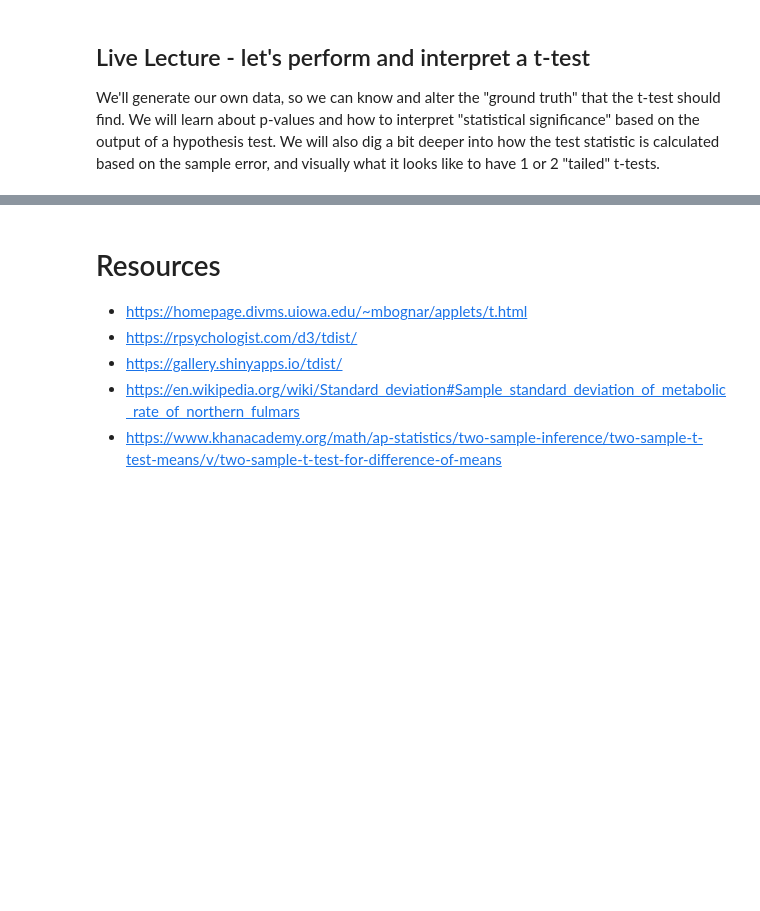
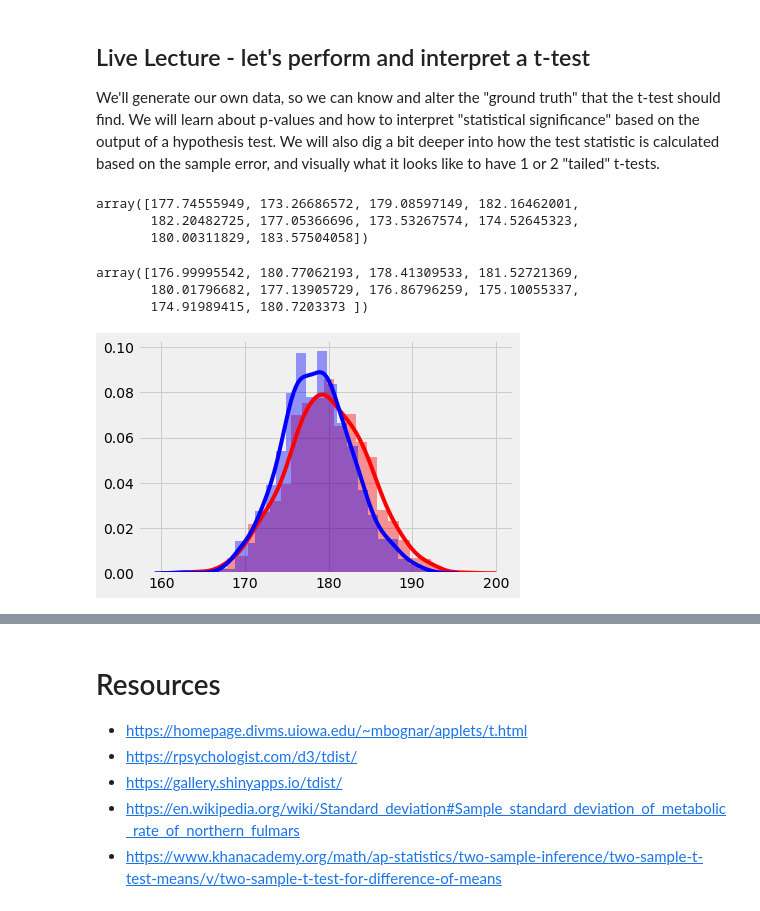
Before and after one commit to cardstud/DS-Unit-1-Sprint-3-Statistical-Tests-and-Experiments, a Jupyter notebook: module1-statistics-probability-and-inference/LS_DS_131_Statistics_Probability_and_Inference.ipynb, the cells around one changed output, grey strips where cells are left out. Cells and saved outputs as stored; diff of their text form; code cells hidden in the pictures; blank space fills up the shorter version.

```diff
--- a/module1-statistics-probability-and-inference/LS_DS_131_Statistics_Probability_and_Inference.ipynb
+++ b/module1-statistics-probability-and-inference/LS_DS_131_Statistics_Probability_and_Inference.ipynb
@@ -148,0 +312,11 @@ from scipy.stats import ttest_ind, ttest_ind_from_stats, ttest_rel
+# %%
+mu1 = 180
+sigma1 = 5
+n1 = 1000
+sample1 = np.random.normal(size=n1, scale=sigma1, loc=mu1)  # can pass parameters in any order if you name them, otherwise must be in order if not named
+# %%
+sample1[:10]
+# %% [output]
+array([177.74555949, 173.26686572, 179.08597149, 182.16462001,
+       182.20482725, 177.05366696, 173.53267574, 174.52645323,
+       180.00311829, 183.57504058])
@@ -148,0 +326,12 @@ from scipy.stats import ttest_ind, ttest_ind_from_stats, ttest_rel
+# %%
+# 2nd one
+mu2 = 178.5
+sigma2 = 4.25
+n2 = 800
+sample2 = np.random.normal(scale=sigma2, loc=mu2, size=n2)
+# %%
+sample2[:10]
+# %% [output]
+array([176.99995542, 180.77062193, 178.41309533, 181.52721369,
+       180.01796682, 177.13905729, 176.86796259, 175.10055337,
+       174.91989415, 180.7203373 ])
@@ -148,0 +341,5 @@ from scipy.stats import ttest_ind, ttest_ind_from_stats, ttest_rel
+# %%
+sns.distplot(sample1, color='r')
+sns.distplot(sample2, color='b');
+# %% [output]
+[figure, added]
```
Also changed, not shown: parts of 70 cells of this notebook.
